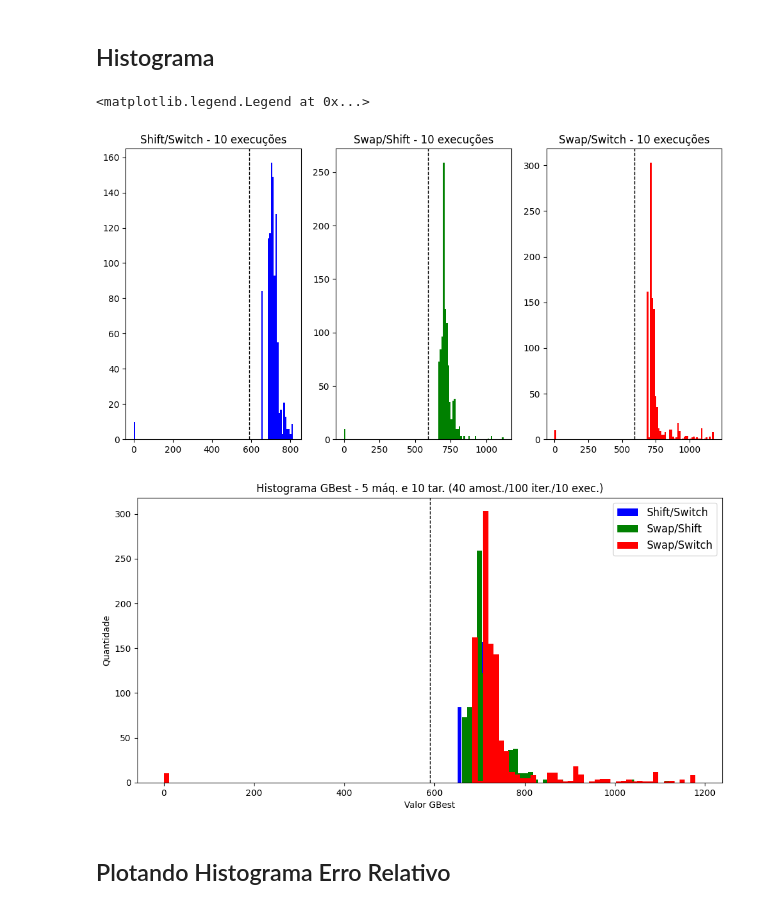
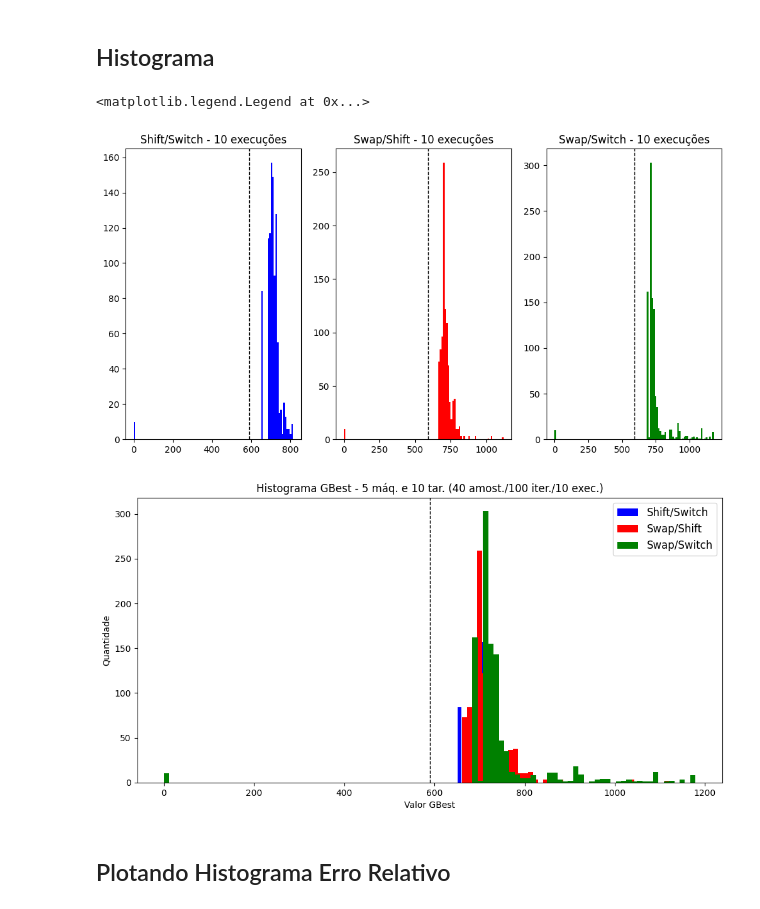
Before and after one commit to diogo-dpa/TCC-Projeto-UFMG, a Jupyter notebook: projeto.ipynb, the cells around one changed output. Saved outputs shown, nothing was run; the diff lists cells and outputs as text; code cells hidden in the pictures.

Commit message:
Erro relativo médio, linhas verticais no gráfico (valor ótimo e médios) e melhorias de automação para gráficos

```diff
--- a/projeto.ipynb
+++ b/projeto.ipynb
@@ -411,12 +411,17 @@ for exec_time_it in range(0, executionTimeQuantity):
 # %% [markdown]
 ## Erro Relativo
 # %%
+executionTimeArrayStore = executionTimeArrayStore.reshape(sizeNeighborhoodStructure, iterations, executionTimeQuantity)
 relativeErrorPercentage = np.zeros((sizeNeighborhoodStructure, executionTimeQuantity))
+meanRelativeErrorPercentage = np.zeros(sizeNeighborhoodStructure)
 Percentage = 100
 
 for ns_it in range(0, sizeNeighborhoodStructure):
     for it in range(0, executionTimeQuantity):
         relativeErrorPercentage[ns_it][it] = ((executionTimeArrayStore[ns_it][iterations - 1][it] - optimalValueArrayJSSPInstance[JSSPInstance])/optimalValueArrayJSSPInstance[JSSPInstance])*Percentage
+
+for ns_it in range(0, sizeNeighborhoodStructure):
+    meanRelativeErrorPercentage[ns_it] = relativeErrorPercentage[ns_it].mean()
 # %% [markdown]
 ## 📈 Plotando as informações
 # %%
@@ -444,36 +449,32 @@ axes.legend(fontsize=12)
 # %%
 executionTimeArrayStore = executionTimeArrayStore.reshape(sizeNeighborhoodStructure, iterations*executionTimeQuantity)
 nBins = 100
 
-figHist, axesHist = plt.subplots(1, 3, figsize=(12,6), dpi=100)
+figHist, axesHist = plt.subplots(1, sizeNeighborhoodStructure, figsize=(12,6), dpi=100)
 
-axesHist[0].hist(executionTimeArrayStore[0,:], bins=nBins, color='blue')
-axesHist[0].axvline(optimalValueArrayJSSPInstance[JSSPInstance], color='k', linestyle='dashed', linewidth=1)
-axesHist[0].set_title('Shift/Switch - {} execuções'.format(executionTimeQuantity))
+for ns_it in range(0, sizeNeighborhoodStructure):
+    axesHist[ns_it].hist(executionTimeArrayStore[ns_it,:], bins=nBins, color=colors[ns_it])
+    # Valor ótimo - Linha Vertical
+    axesHist[ns_it].axvline(optimalValueArrayJSSPInstance[JSSPInstance], color='k', linestyle='dashed', linewidth=1)
+    axesHist[ns_it].set_title('{} - {} execuções'.format(neighborhoodStructuresLiteral[ns_it], executionTimeQuantity))
 
-axesHist[1].hist(executionTimeArrayStore[1,:], bins=nBins, color='green')
-axesHist[1].axvline(optimalValueArrayJSSPInstance[JSSPInstance], color='k', linestyle='dashed', linewidth=1)
-axesHist[1].set_title('Swap/Shift - {} execuções'.format(executionTimeQuantity))
-
-axesHist[2].hist(executionTimeArrayStore[2,:], bins=nBins, color='red')
-axesHist[2].axvline(optimalValueArrayJSSPInstance[JSSPInstance], color='k', linestyle='dashed', linewidth=1)
-axesHist[2].set_title('Swap/Switch - {} execuções'.format(executionTimeQuantity))
 
 # Full figure
 figHistComplete, axesHistComplete = plt.subplots(figsize=(12,6), dpi=100)
 
-axesHistComplete.hist(executionTimeArrayStore[0,:], bins=nBins, color='blue', label="Shift/Switch")
-axesHistComplete.hist(executionTimeArrayStore[1,:], bins=nBins, color='green', label="Swap/Shift")
-axesHistComplete.hist(executionTimeArrayStore[2,:], bins=nBins, color='red', label="Swap/Switch")
+for ns_it in range(0, sizeNeighborhoodStructure):
+    axesHistComplete.hist(executionTimeArrayStore[ns_it,:], bins=nBins, color=colors[ns_it], label=neighborhoodStructuresLiteral[ns_it])
+
+# Valor ótimo - Linha Vertical
 axesHistComplete.axvline(optimalValueArrayJSSPInstance[JSSPInstance], color='k', linestyle='dashed', linewidth=1)
 
 axesHistComplete.set_ylabel('Quantidade')
 axesHistComplete.set_xlabel('Valor GBest')
 axesHistComplete.set_title('Histograma GBest - {} máq. e {} tar. ({} amost./{} iter./{} exec.)'.format(machines, tasks, numberOfParticles, iterations, executionTimeQuantity))
 axesHistComplete.legend(fontsize=12)
 # %% [output]
 <matplotlib.legend.Legend at 0x...>
-[figure, old version]
+[figure, new version]
-[figure, old version]
+[figure, new version]
 # %% [markdown]
 ## Plotando Histograma Erro Relativo
```
Also changed, not shown: parts of 2 cells of this notebook.
